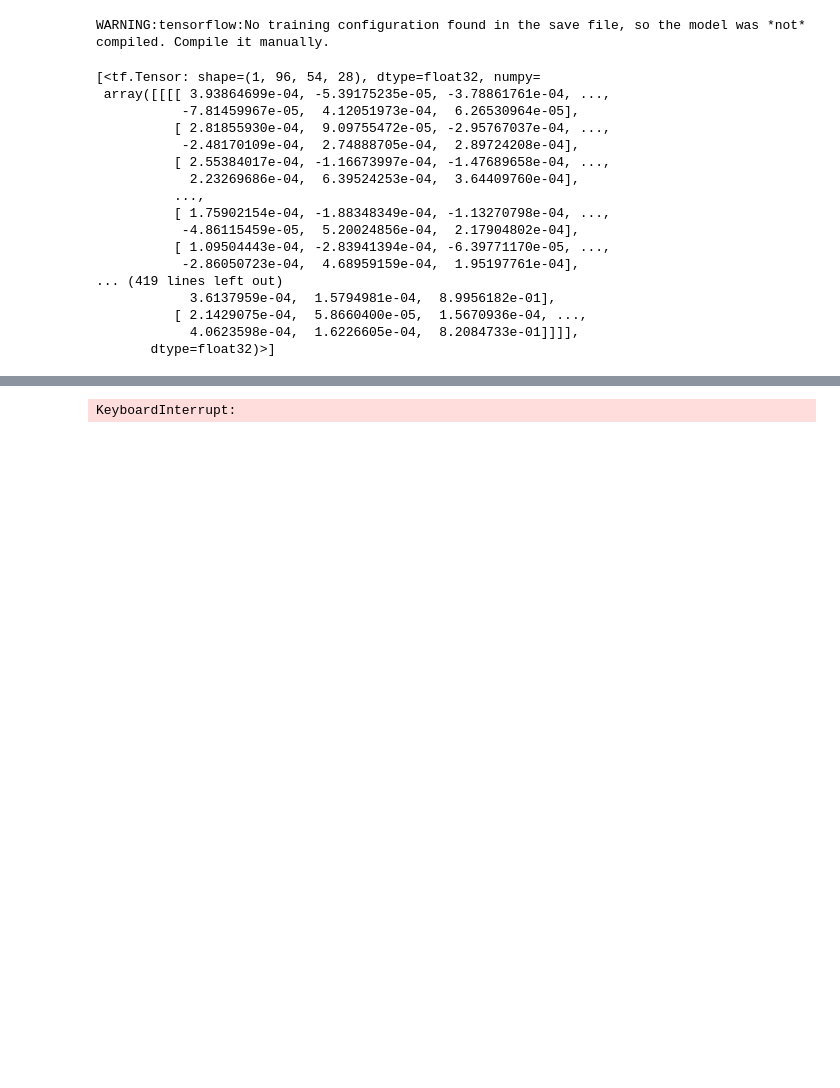
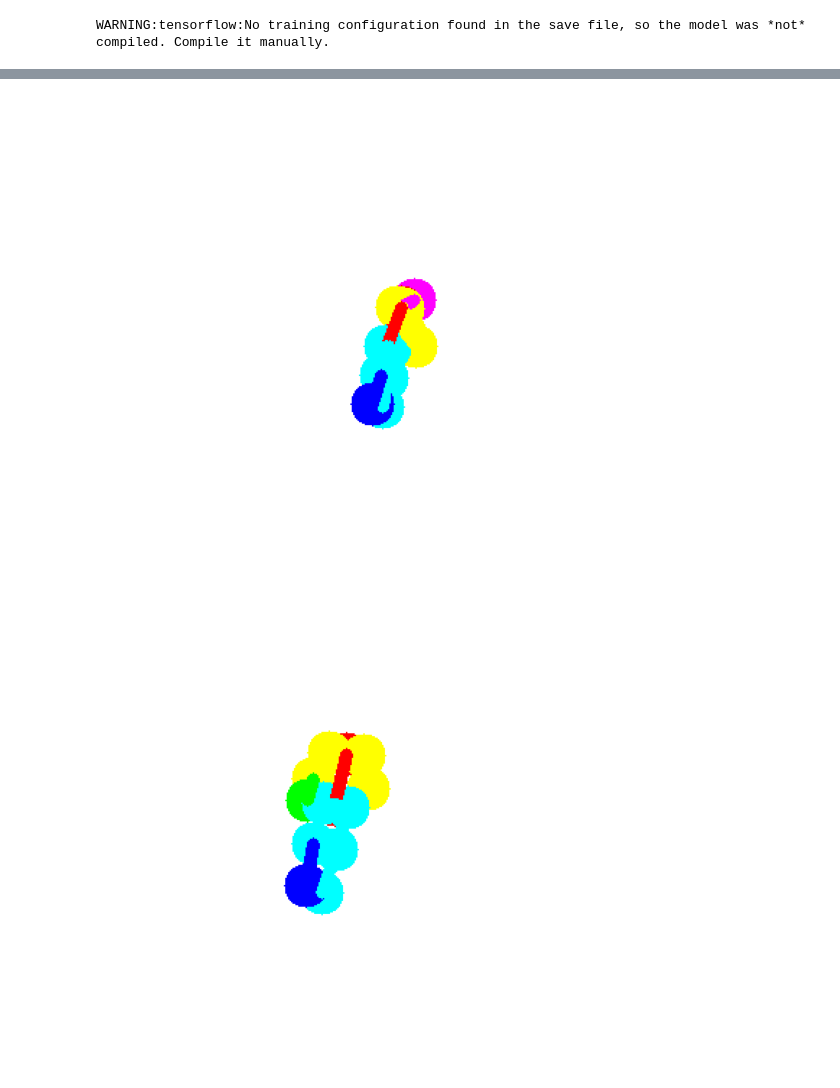
Before and after one commit to Nunigan/HardwareAcceleratedPoseTracking, a Jupyter notebook: ICAIPose.ipynb, the cells around one changed output, grey strips where cells are left out. Saved outputs shown, nothing was run; the diff lists cells and outputs as text; code cells hidden in the pictures; blank space fills up the shorter version.

```diff
--- a/ICAIPose.ipynb
+++ b/ICAIPose.ipynb
@@ -20,25 +21,7 @@ model = tf.keras.models.load_model('trained_model/ICAIPose/models/ICAIPose_best.
 WARNING:tensorflow:No training configuration found in the save file, so the model was *not* compiled. Compile it manually.
 # %%
 # model.summary()
-model(np.ones((1,384,216,3), dtype=np.float32))
+# model(np.ones((1,384,216,3), dtype=np.float32))
-# %% [output]
-[<tf.Tensor: shape=(1, 96, 54, 28), dtype=float32, numpy=
- array([[[[ 3.93864699e-04, -5.39175235e-05, -3.78861761e-04, ...,
-           -7.81459967e-05,  4.12051973e-04,  6.26530964e-05],
-          [ 2.81855930e-04,  9.09755472e-05, -2.95767037e-04, ...,
-           -2.48170109e-04,  2.74888705e-04,  2.89724208e-04],
-          [ 2.55384017e-04, -1.16673997e-04, -1.47689658e-04, ...,
-            2.23269686e-04,  6.39524253e-04,  3.64409760e-04],
-          ...,
-          [ 1.75902154e-04, -1.88348349e-04, -1.13270798e-04, ...,
-           -4.86115459e-05,  5.20024856e-04,  2.17904802e-04],
-          [ 1.09504443e-04, -2.83941394e-04, -6.39771170e-05, ...,
-           -2.86050723e-04,  4.68959159e-04,  1.95197761e-04],
-... (419 lines left out)
-            3.6137959e-04,  1.5794981e-04,  8.9956182e-01],
-          [ 2.1429075e-04,  5.8660400e-05,  1.5670936e-04, ...,
-            4.0623598e-04,  1.6226605e-04,  8.2084733e-01]]]],
-       dtype=float32)>]
 # %%
 class PoseDraw():
     def __init__(self):
@@ -185,23 +167,26 @@ def post_new(conf, img):
     for cm in conf_map_local:
         kp = []
         # cm[cm<0.2] = 0
-        while True:
-            max = np.unravel_index(np.argmax(cm), cm.shape)
-            if cm[max] < conf_thresh:
-                break
-            rr, cc = disk(max, 25, shape=(256,256))
-            cm[rr, cc] = 0
-            kp.append(max)
-        keypoints.append((org_size/256*np.array(kp)).astype(np.int32)[...,::-1])
+        t = time.time()
+        dil = cv2.dilate(cm, np.ones((3,3)), 1)
+        cor = np.nonzero(np.logical_and(cm == dil, cm>0.2))
+        keypoints.append((org_size/256*np.swapaxes(np.array(cor), 0,1)).astype(np.int32)[...,::-1])
+        # t = time.time()
+        # while True:
+        #     max = np.unravel_index(np.argmax(cm), cm.shape)
+        #     if cm[max] < conf_thresh:
+        #         break
+        #     rr, cc = disk(max, 10, shape=(256,256))
+        #     cm[rr, cc] = 0
+        #     kp.append(max)
+        # print('disk', t - time.time())
+        # keypoints.append((org_size/256*np.array(kp)).astype(np.int32)[...,::-1])
 
-
-    # keypoints = np.int32(org_size/256*np.array(keypoints))[...,::-1]
     cnt = 0
     for kps in keypoints:
         for kp in kps:
-            img = cv2.circle(img, tuple(kp), 3, color_part[cnt], thickness=-1)
+            img = cv2.circle(img, tuple(kp), 2, color_part[cnt], thickness=-1)
         cnt += 1
-
 
     for k, (a,b) in enumerate(limbs):
         pts = []
@@ -242,18 +227,18 @@ def post_conf(conf):
     return conf_map
 # %%
 # imgs = np.load('validation_data/imgs.npy')
-imgs = [imread('data/multi.jpg')]
-import time
+# imgs = [imread('data/multi.jpg')]
+# import time
 imgs = np.load('validation_data/imgs.npy')
 
 out = []
 
-for i, im in enumerate(imgs):
+for i, im in enumerate(imgs[:4]):
     conf = DL(im)
     # np.save('conf.npy',conf[-1])
 
     # t = time.time()
-    out.append(post_new(conf, im))
+    img_draw = post_new(conf, im)
     # if i % 10 == 0:
     #     print(i, end=', ')
     # new2 = post_conf(conf)
@@ -262,7 +247,8 @@ for i, im in enumerate(imgs):
     # new2 = cv2.resize(new2, (512, 512))
 
     # img_draw = np.hstack((new2, new/255 ))
-    # _, axis = plt.subplots(1,1)
-    # axis.imshow(img_draw)
-    # axis.axis("off")
+    %matplotlib widget
+    _, axis = plt.subplots(1,1)
+    axis.imshow(img_draw/255)
+    axis.axis("off")
 # %% [output]
@@ -286 +265,2 @@ for i, im in enumerate(imgs):
-KeyboardInterrupt:
+[figure, added]
+[figure, added]
```
Also changed, not shown: parts of 7 cells of this notebook, 2 other files.
